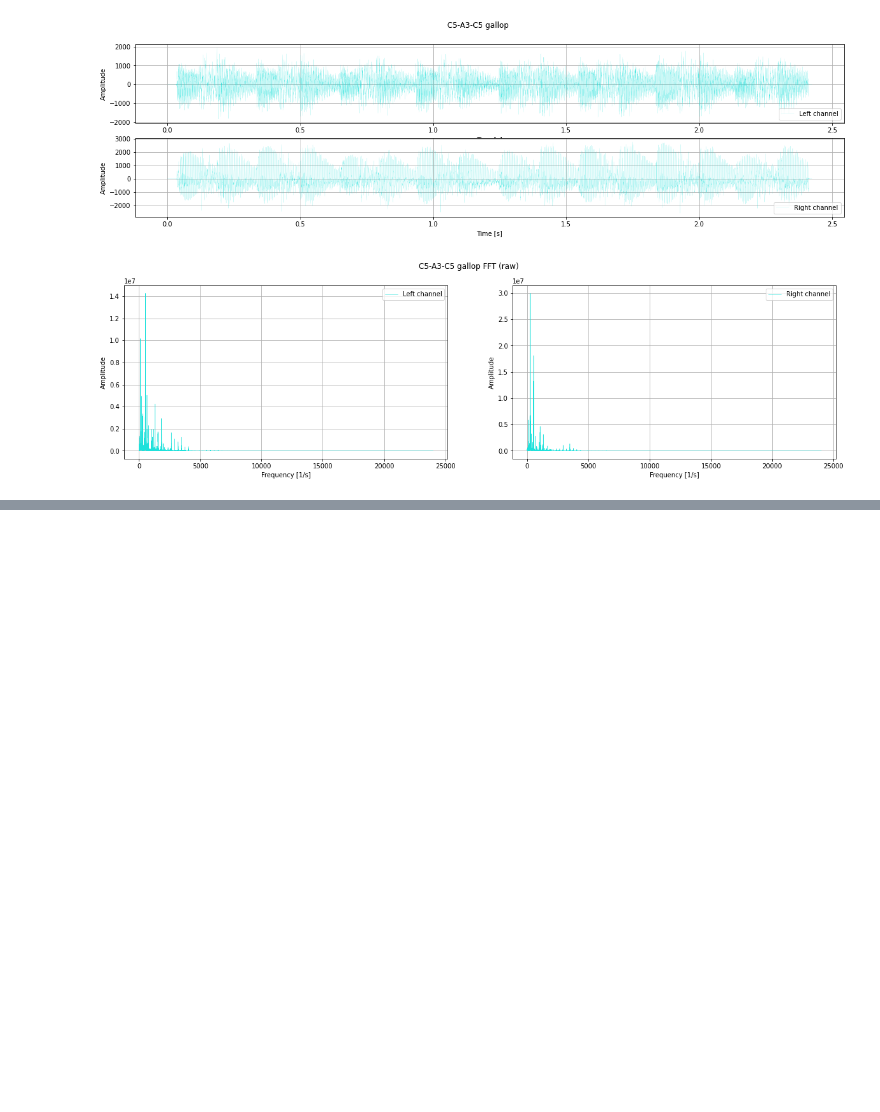
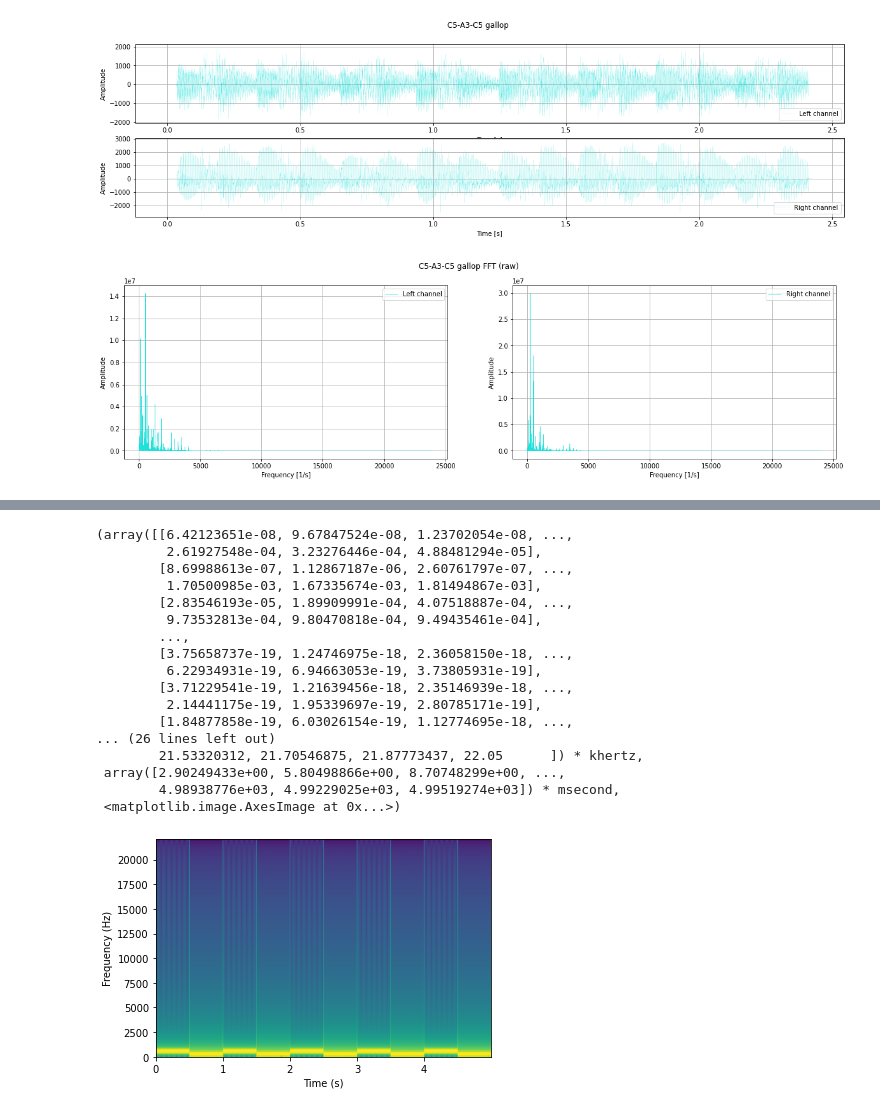
Before and after one commit to salveron/bachelors_thesis, a Jupyter notebook: notebooks/experiments.ipynb, the cells around one changed output, grey strips where cells are left out. Drawn from its saved outputs; the diff is of its cells as text; code cells hidden in the pictures; blank space fills up the shorter version.

```diff
--- a/notebooks/experiments.ipynb
+++ b/notebooks/experiments.ipynb
@@ -94,0 +125,21 @@ c5_a3_c5_lowpass_filtered = plot_lowpass_butterworth_filter("Filtered C5-A3-C5",
+# %%
+sound.spectrogram()
+# %% [output]
+(array([[6.42123651e-08, 9.67847524e-08, 1.23702054e-08, ...,
+         2.61927548e-04, 3.23276446e-04, 4.88481294e-05],
+        [8.69988613e-07, 1.12867187e-06, 2.60761797e-07, ...,
+         1.70500985e-03, 1.67335674e-03, 1.81494867e-03],
+        [2.83546193e-05, 1.89909991e-04, 4.07518887e-04, ...,
+         9.73532813e-04, 9.80470818e-04, 9.49435461e-04],
+        ...,
+        [3.75658737e-19, 1.24746975e-18, 2.36058150e-18, ...,
+         6.22934931e-19, 6.94663053e-19, 3.73805931e-19],
+        [3.71229541e-19, 1.21639456e-18, 2.35146939e-18, ...,
+         2.14441175e-19, 1.95339697e-19, 2.80785171e-19],
+        [1.84877858e-19, 6.03026154e-19, 1.12774695e-18, ...,
+... (26 lines left out)
+        21.53320312, 21.70546875, 21.87773437, 22.05      ]) * khertz,
+ array([2.90249433e+00, 5.80498866e+00, 8.70748299e+00, ...,
+        4.98938776e+03, 4.99229025e+03, 4.99519274e+03]) * msecond,
+ <matplotlib.image.AxesImage at 0x...>)
+[figure, added]
```
Also changed, not shown: parts of 7 cells of this notebook, 4 other files.
